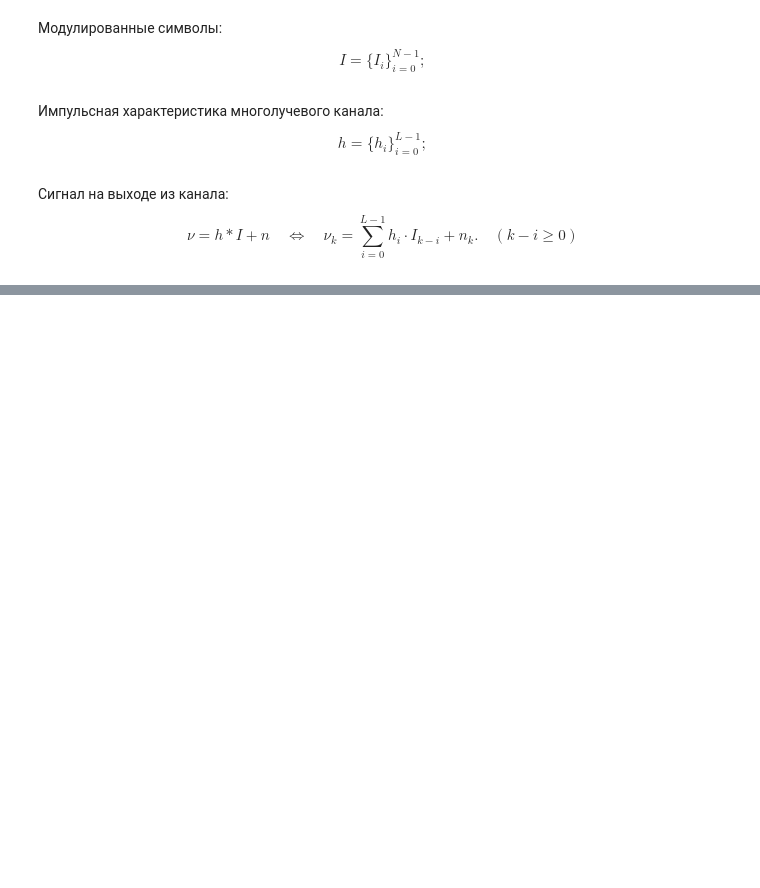
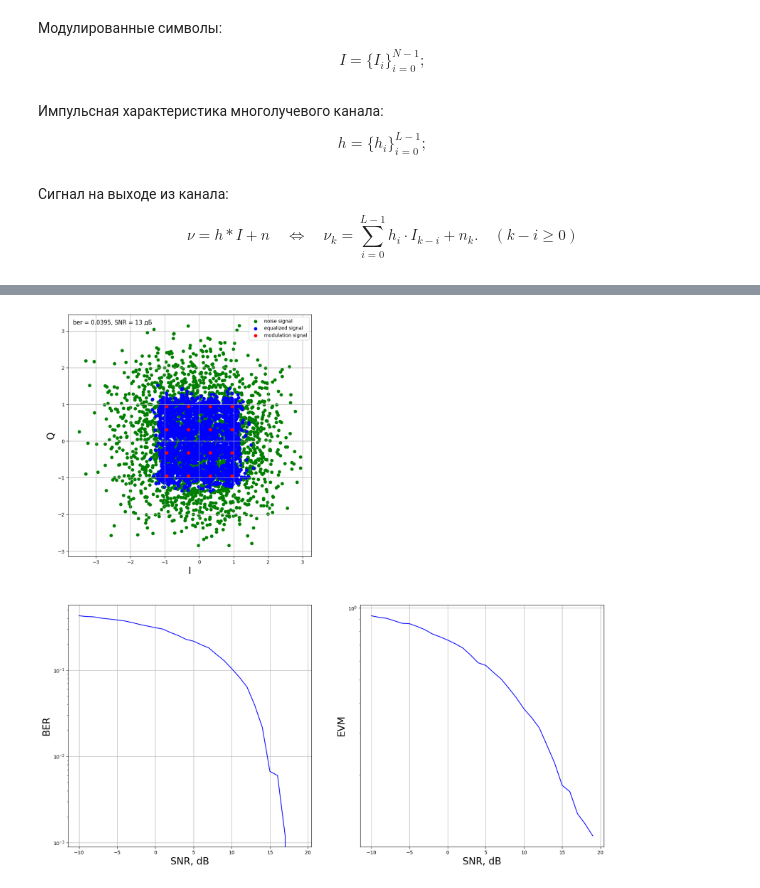
Before and after one commit to Twistylab/MIMO_OFDM_Analyzer, a Jupyter notebook: DFE.ipynb, the cells around one changed output, grey strips where cells are left out. Drawn from its saved outputs; the diff is of its cells as text; code cells hidden in the pictures; blank space fills up the shorter version.

```diff
--- a/DFE.ipynb
+++ b/DFE.ipynb
@@ -13,3 +5,7 @@ input_bits = np.random.randint(0, 2, size=10000)
+# %%
+modulation_size = 16
+
+modem = cp.QAMModem(modulation_size)
 # %% [markdown]
 Модулированные символы:
 $$
@@ -29,15 +19,6 @@ h = 10**(-np.linspace(0, 10, L) / 10)
 # %% [markdown]
 Сигнал на выходе из канала:
 $$\nu = h * I + n \quad \Longleftrightarrow \quad \nu_k = \sum\limits_{i=0}^{L-1}h_i \cdot I_{k-i} + n_k. \quad (k - i \geq 0)$$
-# %%
-output_signal = np.zeros_like(input_signal)
-for k in range(N):
-    for i in range(L):
-        # Свёртка с ИХ канала
-        if k-i >= 0:
-            output_signal[k] += h[i] * input_signal[k-i]
-    # Добавление шума
-    # output_signal[k] += (np.random.randn() + 1j * np.random.randn()) * np.sqrt(D_noise / 2)
 # %% [markdown]
 Запускаем сигнал на фильтр прямой связи (**Feed-Forward Filter**):
 $$
@@ -199,0 +271,55 @@ $$
+# %%
+input_bits = np.random.randint(0, 2, size=10000)
+input_signal = modem.modulate(input_bits) / np.sqrt(modem.Es)
+
+SNR_arr = np.arange(-10, 20, 1)
+ber_arr = []
+evm_arr = []
+L=10
+h = impulse_response(L)
+D=10
+fig = None
+for SNR in SNR_arr:
+    D_noise = 10**(-SNR/10)
+
+    w_ff, w_fb = weights_dfe(ir=h,
+                             noise_variance=D_noise)
+
+    output_signal = apply_multipath_propagation(signal=input_signal,
+                                                ir=h,
+                                                noise_variance=D_noise)
+
+    I_hat, y = apply_dfe_equalizer(signal=output_signal,
+                                   weights_feedforward=w_ff,
+                                   weights_feedback=w_fb,
+                                   impulse_response_length=L,
+                                   delay=D)
+
+    evm_arr.append(compute_evm(clear_signal=input_signal, equalized_signal=y, delay=D))
+
+    output_bits = modem.demodulate(I_hat*np.sqrt(modem.Es), demod_type='hard')
+    ber = compute_ber(clear_bits=input_bits, equalized_bits=output_bits)
+    ber_arr.append(ber)
+
+    if SNR == 13:
+        fig = plot_constellation(noise_signal=output_signal,
+                                 equalized_signal=y,
+                                 bit_error_rate=ber,
+                                 signal_noise_ratio=SNR)
+
+if fig is not None:
+    ax2 = fig.add_subplot(223)
+    ax2.semilogy(SNR_arr, ber_arr, color='blue')
+    ax2.set_xlabel(r'SNR, dB', fontsize=20)
+    ax2.set_ylabel(r'BER', fontsize=20)
+    ax2.grid()
+
+    ax3 = fig.add_subplot(224)
+    ax3.semilogy(SNR_arr, evm_arr, color='blue')
+    ax3.set_xlabel(r'SNR, dB', fontsize=20)
+    ax3.set_ylabel(r'EVM', fontsize=20)
+    ax3.grid()
+
+plt.show()
+# %% [output]
+[figure, added]
```
Also changed, not shown: parts of 12 cells of this notebook.
